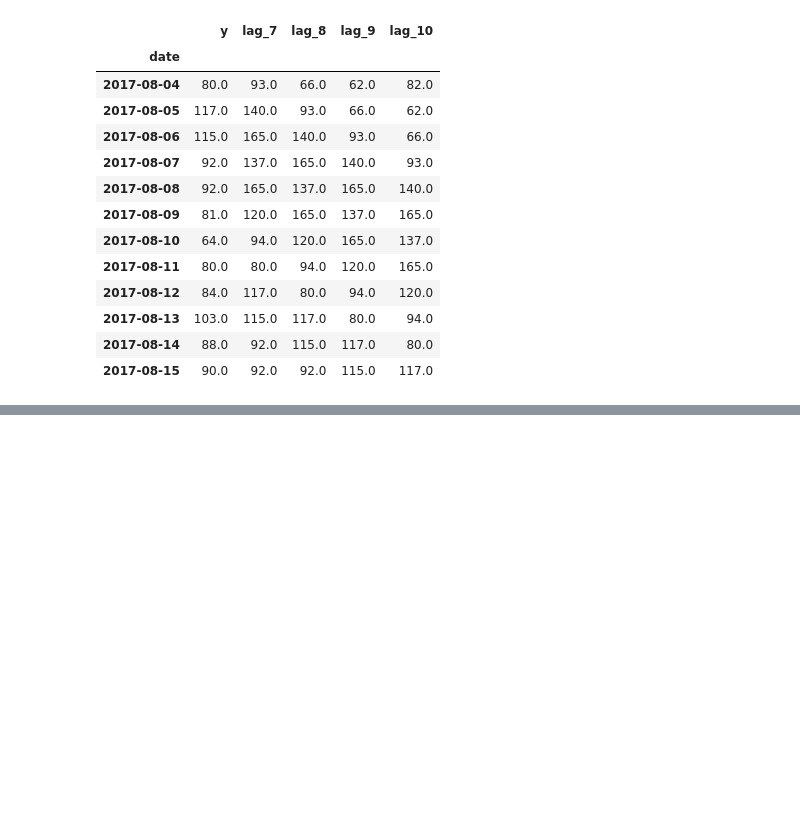
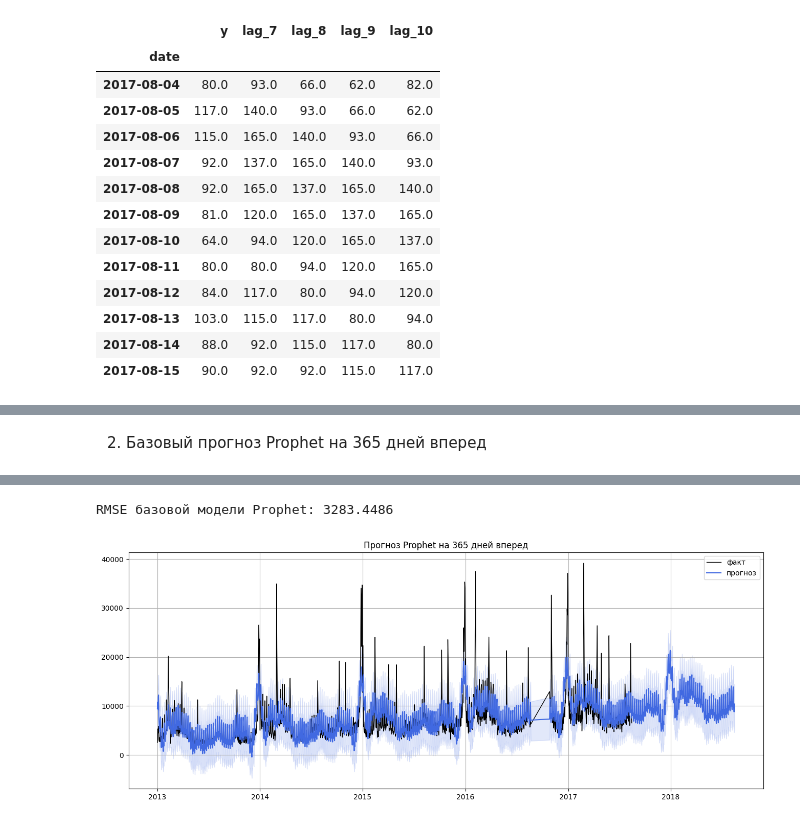
Before and after one commit to tgorbunov/sf_data_science, a Jupyter notebook: Skillfactory_ML/Additional Chapters on Python for Data Analysis/PDA2_Проект модуля HW-03_TGorbunov.ipynb, the cells around one changed output, grey strips where cells are left out. Saved outputs shown, nothing was run; the diff lists cells and outputs as text; code cells hidden in the pictures; blank space fills up the shorter version.

```diff
--- a/Skillfactory_ML/Additional Chapters on Python for Data Analysis/PDA2_Проект модуля HW-03_TGorbunov.ipynb
+++ b/Skillfactory_ML/Additional Chapters on Python for Data Analysis/PDA2_Проект модуля HW-03_TGorbunov.ipynb
@@ -632,0 +654,14 @@ display(lag_7_10.tail(12))
+# %%
+# для магазина 25 используем уже готовый ряд продаж
+prophet_df = df.reset_index().rename(columns={'date': 'ds', 'unit_sales': 'y'})[['ds', 'y']].copy()
+prophet_df['ds'] = pd.to_datetime(prophet_df['ds'])
+prophet_df['y'] = prophet_df['y'].astype(float)
+
+print('Данные для Prophet:')
+display(prophet_df.head())
+
+# Вспомогательная функция для расчета RMSE по совпадению дат
+
+def history_rmse(forecast_df, actual_df):
+    merged = actual_df.merge(forecast_df[['ds', 'yhat']], on='ds', how='left')
+    return np.sqrt(mean_squared_error(merged['y'], merged['yhat']))
@@ -632,0 +676,26 @@ display(lag_7_10.tail(12))
+# %% [markdown]
+2. Базовый прогноз Prophet на 365 дней вперед
+# %%
+# Базовый прогноз Prophet на 365 дней вперед
+base_model = Prophet()
+base_model.fit(prophet_df)
+base_future = base_model.make_future_dataframe(periods=365)
+base_forecast = base_model.predict(base_future)
+base_rmse = history_rmse(base_forecast, prophet_df)
+
+print(f'RMSE базовой модели Prophet: {base_rmse:.4f}')
+
+plt.figure(figsize=(16, 6))
+plt.plot(prophet_df['ds'], prophet_df['y'], label='факт', color='black', linewidth=1)
+plt.plot(base_forecast['ds'], base_forecast['yhat'], label='прогноз', color='royalblue')
+plt.fill_between(
+    base_forecast['ds'].dt.to_pydatetime(),
+    base_forecast['yhat_lower'].to_numpy(),
+    base_forecast['yhat_upper'].to_numpy(),
+    color='royalblue', alpha=0.15
+)
+plt.title('Прогноз Prophet на 365 дней вперед')
+plt.legend()
+plt.grid(True)
+plt.show()
+# %% [output]
@@ -632,0 +704,2 @@ display(lag_7_10.tail(12))
+RMSE базовой модели Prophet: 3283.4486
+[figure, added]
```
Also changed, not shown: parts of 14 cells of this notebook.
